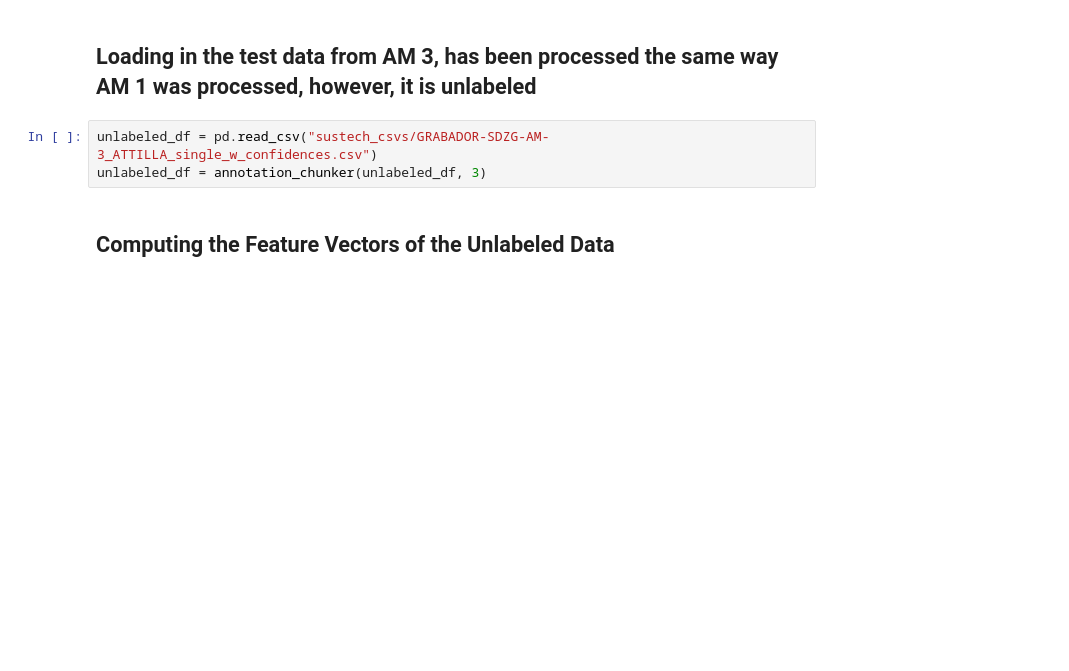
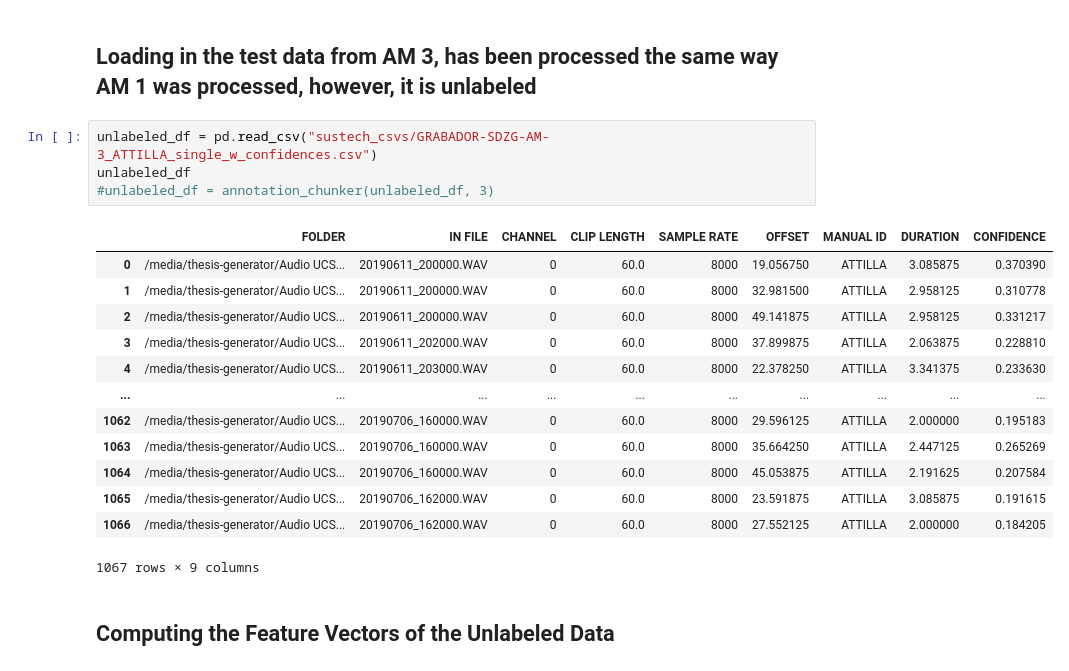
Before and after one commit to UCSD-E4E/passive-acoustic-biodiversity, a Jupyter notebook: Cross_Correlation/statistical_learning_ensemble_attilla_3s.ipynb, the cells around one changed output. Drawn from its saved outputs; the diff is of its cells as text; blank space fills up the shorter version.

```diff
--- a/Cross_Correlation/statistical_learning_ensemble_attilla_3s.ipynb
+++ b/Cross_Correlation/statistical_learning_ensemble_attilla_3s.ipynb
@@ -168,7 +183,22 @@ Logistic Regression Sanity Acc:  0.7568
 ## Loading in the test data from AM 3, has been processed the same way AM 1 was processed, however, it is unlabeled
 # %%
 unlabeled_df = pd.read_csv("sustech_csvs/GRABADOR-SDZG-AM-3_ATTILLA_single_w_confidences.csv")
-unlabeled_df = annotation_chunker(unlabeled_df, 3)
+unlabeled_df
+#unlabeled_df = annotation_chunker(unlabeled_df, 3)
+# %% [output]
+|  | FOLDER | IN FILE | CHANNEL | CLIP LENGTH | SAMPLE RATE | OFFSET | MANUAL ID | DURATION | CONFIDENCE |
+| 0 | /media/thesis-generator/Audio UCS... | 20190611_200000.WAV | 0 | 60.0 | 8000 | 19.056750 | ATTILLA | 3.085875 | 0.370390 |
+| 1 | /media/thesis-generator/Audio UCS... | 20190611_200000.WAV | 0 | 60.0 | 8000 | 32.981500 | ATTILLA | 2.958125 | 0.310778 |
+| 2 | /media/thesis-generator/Audio UCS... | 20190611_200000.WAV | 0 | 60.0 | 8000 | 49.141875 | ATTILLA | 2.958125 | 0.331217 |
+| 3 | /media/thesis-generator/Audio UCS... | 20190611_202000.WAV | 0 | 60.0 | 8000 | 37.899875 | ATTILLA | 2.063875 | 0.228810 |
+| 4 | /media/thesis-generator/Audio UCS... | 20190611_203000.WAV | 0 | 60.0 | 8000 | 22.378250 | ATTILLA | 3.341375 | 0.233630 |
+| ... | ... | ... | ... | ... | ... | ... | ... | ... | ... |
+| 1062 | /media/thesis-generator/Audio UCS... | 20190706_160000.WAV | 0 | 60.0 | 8000 | 29.596125 | ATTILLA | 2.000000 | 0.195183 |
+| 1063 | /media/thesis-generator/Audio UCS... | 20190706_160000.WAV | 0 | 60.0 | 8000 | 35.664250 | ATTILLA | 2.447125 | 0.265269 |
+| 1064 | /media/thesis-generator/Audio UCS... | 20190706_160000.WAV | 0 | 60.0 | 8000 | 45.053875 | ATTILLA | 2.191625 | 0.207584 |
+| 1065 | /media/thesis-generator/Audio UCS... | 20190706_162000.WAV | 0 | 60.0 | 8000 | 23.591875 | ATTILLA | 3.085875 | 0.191615 |
+| 1066 | /media/thesis-generator/Audio UCS... | 20190706_162000.WAV | 0 | 60.0 | 8000 | 27.552125 | ATTILLA | 2.000000 | 0.184205 |
+1067 rows × 9 columns
 # %% [markdown]
 ## Computing the Feature Vectors of the Unlabeled Data
 # %%
```
Also changed, not shown: parts of 8 cells of this notebook.
